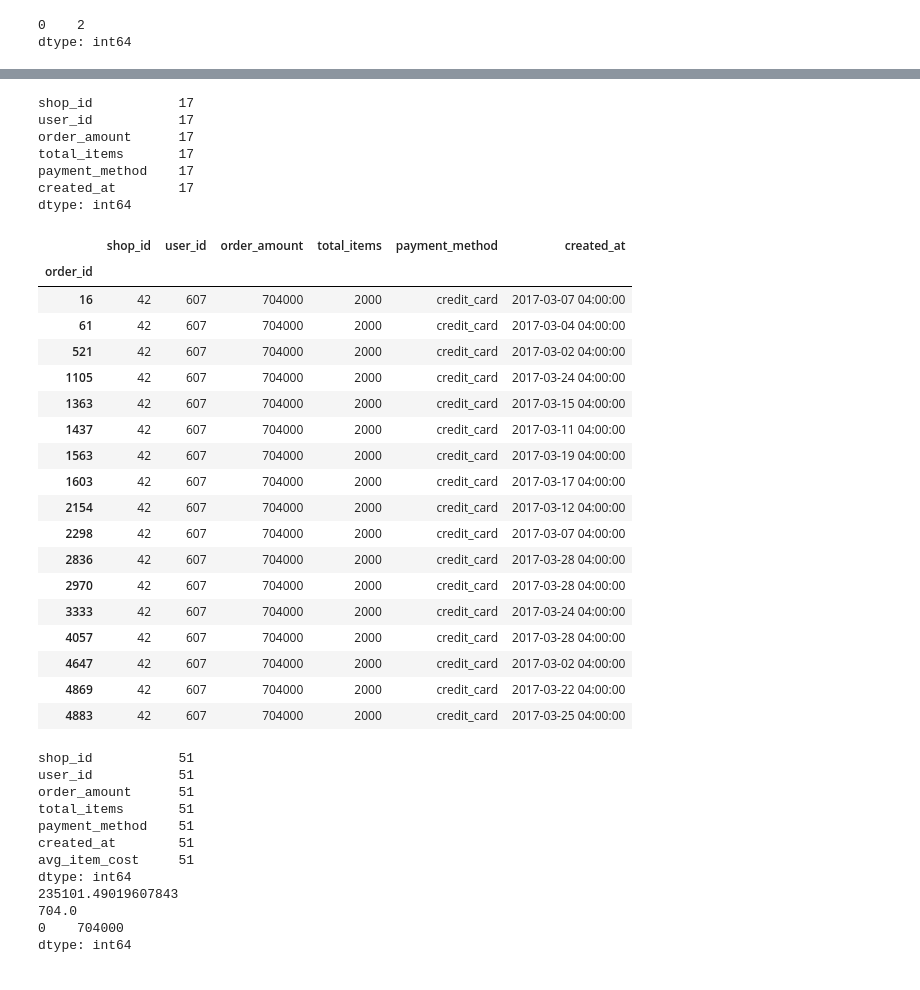
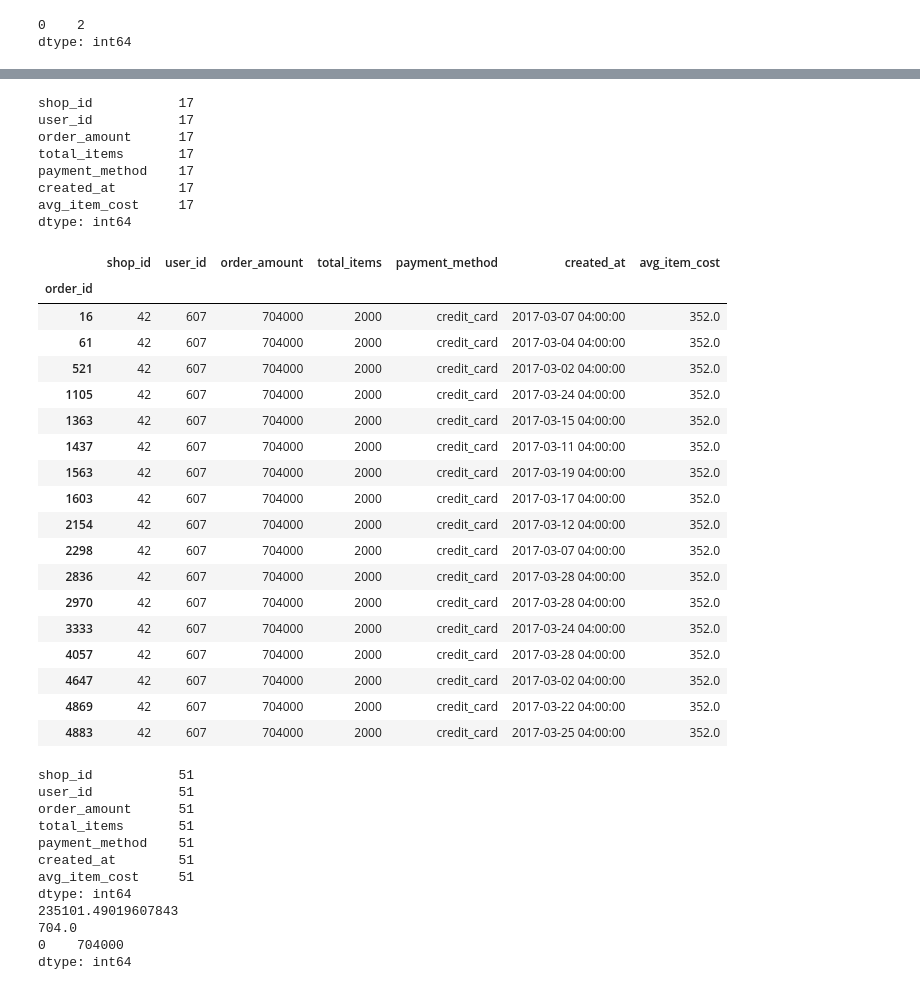
Before and after one commit to smjuni/Shopify_Sneakers, a Jupyter notebook: sneaker_analysis.ipynb, the cells around one changed output, grey strips where cells are left out. Cells and saved outputs as stored; diff of their text form; code cells hidden in the pictures.

```diff
--- a/sneaker_analysis.ipynb
+++ b/sneaker_analysis.ipynb
@@ -120,35 +136,36 @@ dtype: int64
 # %%
 #create a "high totals" dataframe to observe similarities by unit -- Matches high_spend
-high_totals_df=df.loc[df["total_items"]==2000]
+high_totals_df=df.loc[df["total_items"]>=10]
 print(high_totals_df.count())
 high_totals_df
 # %% [output]
 shop_id           17
 user_id           17
 order_amount      17
 total_items       17
 payment_method    17
 created_at        17
+avg_item_cost     17
 dtype: int64
-|  | shop_id | user_id | order_amount | total_items | payment_method | created_at |
-| order_id |  |  |  |  |  |  |
-| 16 | 42 | 607 | 704000 | 2000 | credit_card | 2017-03-07 04:00:00 |
-| 61 | 42 | 607 | 704000 | 2000 | credit_card | 2017-03-04 04:00:00 |
-| 521 | 42 | 607 | 704000 | 2000 | credit_card | 2017-03-02 04:00:00 |
-| 1105 | 42 | 607 | 704000 | 2000 | credit_card | 2017-03-24 04:00:00 |
-| 1363 | 42 | 607 | 704000 | 2000 | credit_card | 2017-03-15 04:00:00 |
-| 1437 | 42 | 607 | 704000 | 2000 | credit_card | 2017-03-11 04:00:00 |
-| 1563 | 42 | 607 | 704000 | 2000 | credit_card | 2017-03-19 04:00:00 |
-| 1603 | 42 | 607 | 704000 | 2000 | credit_card | 2017-03-17 04:00:00 |
-| 2154 | 42 | 607 | 704000 | 2000 | credit_card | 2017-03-12 04:00:00 |
-| 2298 | 42 | 607 | 704000 | 2000 | credit_card | 2017-03-07 04:00:00 |
-| 2836 | 42 | 607 | 704000 | 2000 | credit_card | 2017-03-28 04:00:00 |
-| 2970 | 42 | 607 | 704000 | 2000 | credit_card | 2017-03-28 04:00:00 |
-| 3333 | 42 | 607 | 704000 | 2000 | credit_card | 2017-03-24 04:00:00 |
-| 4057 | 42 | 607 | 704000 | 2000 | credit_card | 2017-03-28 04:00:00 |
-| 4647 | 42 | 607 | 704000 | 2000 | credit_card | 2017-03-02 04:00:00 |
-| 4869 | 42 | 607 | 704000 | 2000 | credit_card | 2017-03-22 04:00:00 |
-| 4883 | 42 | 607 | 704000 | 2000 | credit_card | 2017-03-25 04:00:00 |
+|  | shop_id | user_id | order_amount | total_items | payment_method | created_at | avg_item_cost |
+| order_id |  |  |  |  |  |  |  |
+| 16 | 42 | 607 | 704000 | 2000 | credit_card | 2017-03-07 04:00:00 | 352.0 |
+| 61 | 42 | 607 | 704000 | 2000 | credit_card | 2017-03-04 04:00:00 | 352.0 |
+| 521 | 42 | 607 | 704000 | 2000 | credit_card | 2017-03-02 04:00:00 | 352.0 |
+| 1105 | 42 | 607 | 704000 | 2000 | credit_card | 2017-03-24 04:00:00 | 352.0 |
+| 1363 | 42 | 607 | 704000 | 2000 | credit_card | 2017-03-15 04:00:00 | 352.0 |
+| 1437 | 42 | 607 | 704000 | 2000 | credit_card | 2017-03-11 04:00:00 | 352.0 |
+| 1563 | 42 | 607 | 704000 | 2000 | credit_card | 2017-03-19 04:00:00 | 352.0 |
+| 1603 | 42 | 607 | 704000 | 2000 | credit_card | 2017-03-17 04:00:00 | 352.0 |
+| 2154 | 42 | 607 | 704000 | 2000 | credit_card | 2017-03-12 04:00:00 | 352.0 |
+| 2298 | 42 | 607 | 704000 | 2000 | credit_card | 2017-03-07 04:00:00 | 352.0 |
+| 2836 | 42 | 607 | 704000 | 2000 | credit_card | 2017-03-28 04:00:00 | 352.0 |
+| 2970 | 42 | 607 | 704000 | 2000 | credit_card | 2017-03-28 04:00:00 | 352.0 |
+| 3333 | 42 | 607 | 704000 | 2000 | credit_card | 2017-03-24 04:00:00 | 352.0 |
+| 4057 | 42 | 607 | 704000 | 2000 | credit_card | 2017-03-28 04:00:00 | 352.0 |
+| 4647 | 42 | 607 | 704000 | 2000 | credit_card | 2017-03-02 04:00:00 | 352.0 |
+| 4869 | 42 | 607 | 704000 | 2000 | credit_card | 2017-03-22 04:00:00 | 352.0 |
+| 4883 | 42 | 607 | 704000 | 2000 | credit_card | 2017-03-25 04:00:00 | 352.0 |
 # %%
 #create a store 42 dataframe to investigate the trends at that store.
 store_42_df=df.loc[df["shop_id"]==42]
```
Also changed, not shown: parts of 10 cells of this notebook, 3 other files.
